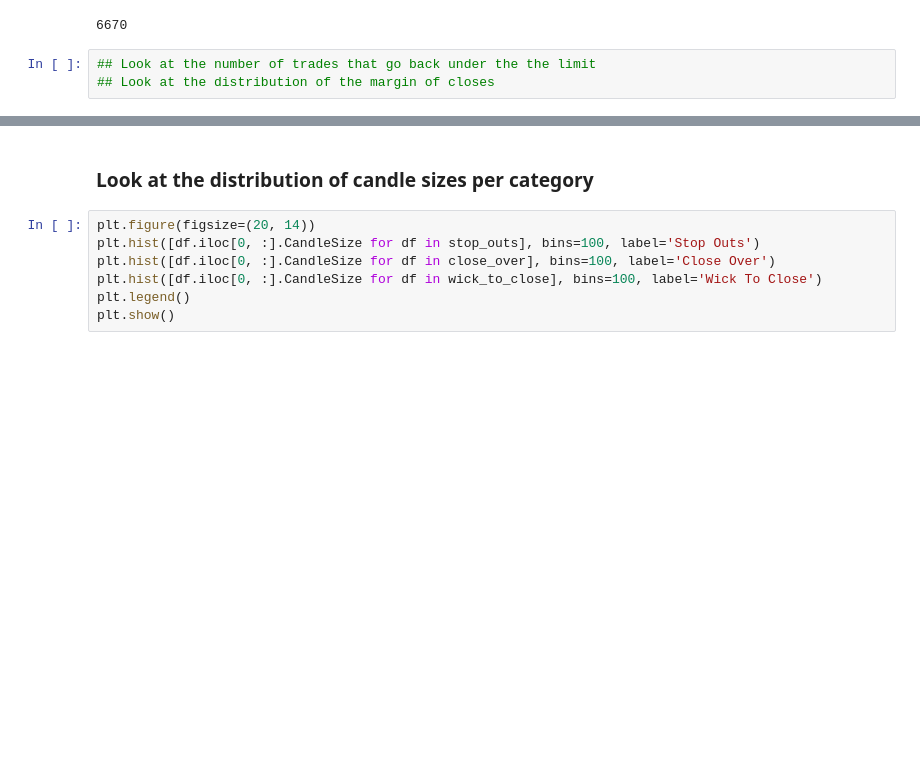
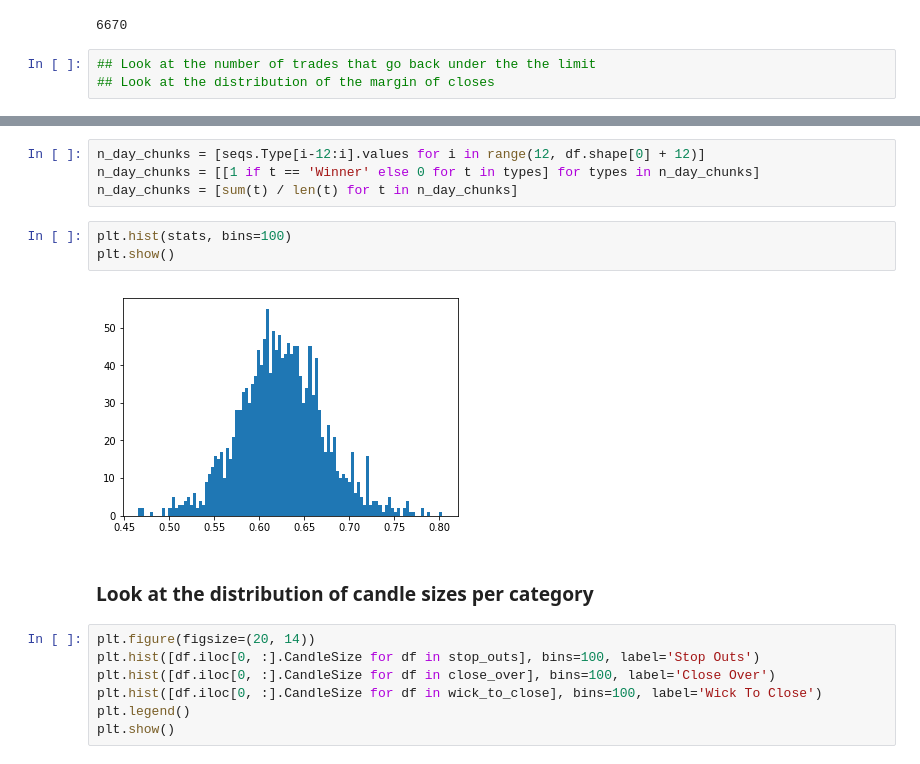
Before and after one commit to ajmal017/Logma, a Jupyter notebook: prepwork_risk/RiskMeasurement.ipynb, the cells around one changed output, grey strips where cells are left out. Saved outputs shown, nothing was run; the diff lists cells and outputs as text; blank space fills up the shorter version.

```diff
--- a/prepwork_risk/RiskMeasurement.ipynb
+++ b/prepwork_risk/RiskMeasurement.ipynb
@@ -259,3 +336,12 @@ len(wick_to_close)
+# %%
+n_day_chunks = [seqs.Type[i-12:i].values for i in range(12, df.shape[0] + 12)]
+n_day_chunks = [[1 if t == 'Winner' else 0 for t in types] for types in n_day_chunks]
+n_day_chunks = [sum(t) / len(t) for t in n_day_chunks]
+# %%
+plt.hist(stats, bins=100)
+plt.show()
+# %% [output]
+[figure, added]
 # %% [markdown]
 ### Look at the distribution of candle sizes per category
 # %%
```
Also changed, not shown: parts of 24 cells of this notebook, 36 other files.
